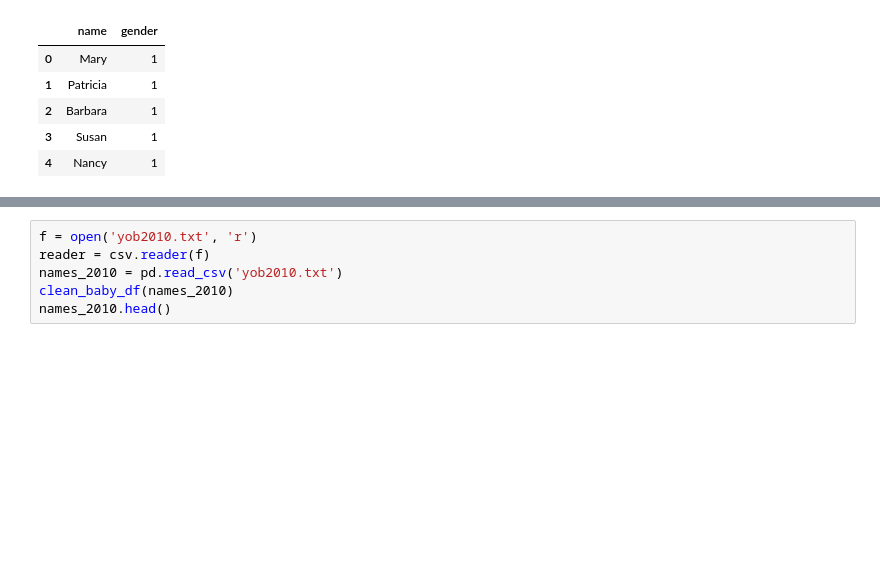
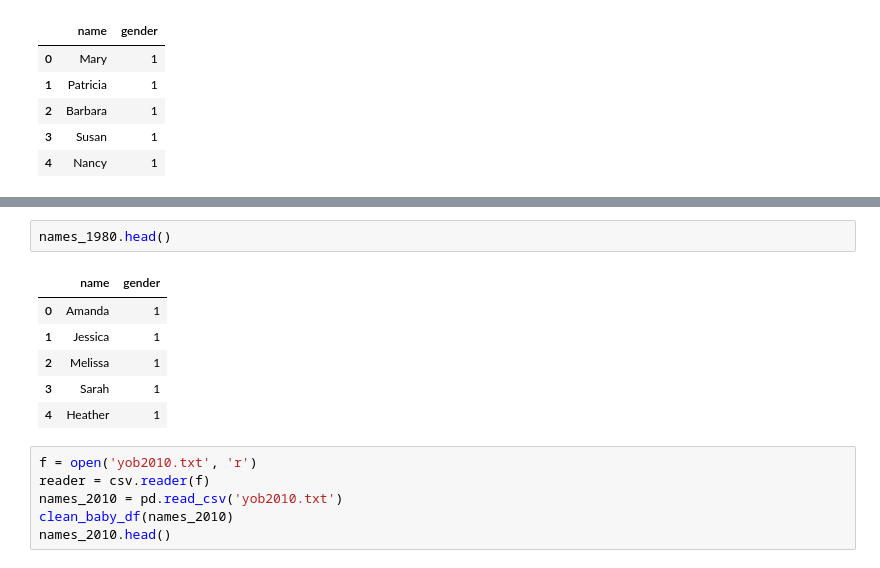
Before and after one commit to MagicMilly/women-in-film-analysis-dashboard, a Jupyter notebook: data_munging.ipynb, the cells around one changed output, grey strips where cells are left out. Drawn from its saved outputs; the diff is of its cells as text; blank space fills up the shorter version.

```diff
--- a/data_munging.ipynb
+++ b/data_munging.ipynb
@@ -115,3 +117,12 @@ clean_baby_df(names_1980)
+# %%
+names_1980.head()
+# %% [output]
+|  | name | gender |
+| 0 | Amanda | 1 |
+| 1 | Jessica | 1 |
+| 2 | Melissa | 1 |
+| 3 | Sarah | 1 |
+| 4 | Heather | 1 |
 # %%
 f = open('yob2010.txt', 'r')
 reader = csv.reader(f)
```
Also changed, not shown: parts of 34 cells of this notebook.
